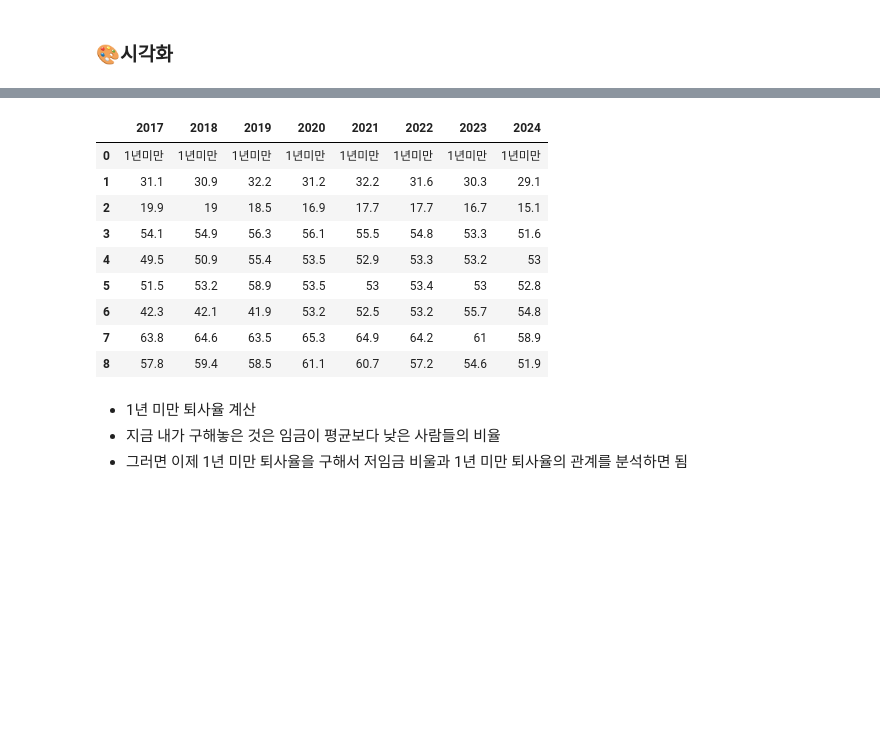
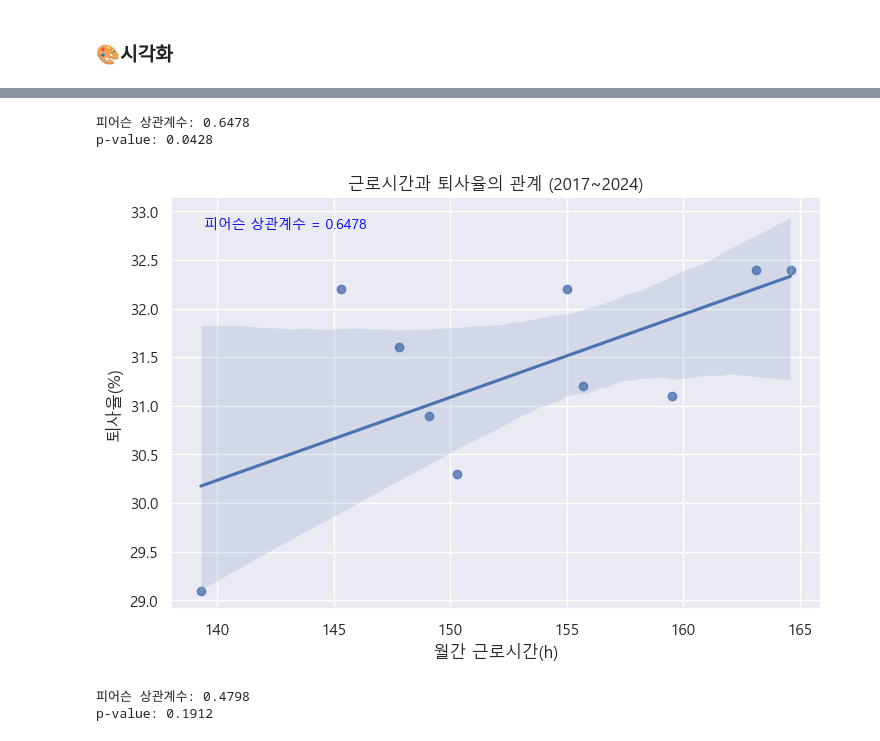
Before and after one commit to byeori-jang/mid_project, a Jupyter notebook: salary.ipynb, the cells around one changed output, grey strips where cells are left out. Drawn from its saved outputs; the diff is of its cells as text; code cells hidden in the pictures; blank space fills up the shorter version.

```diff
--- a/salary.ipynb
+++ b/salary.ipynb
@@ -185,28 +80,32 @@ c_employment
-# %%
-# 2017.08.2 ~ 2024.08.2 : 1년 미만
-
-cols_1 = [] # 1년 미만(XXXX.XX.02) 리스트 저장 => 컬럼으로 쓸 예정
-
-# 2017~2024 1년 미만 컬럼명 저장
-for i in range(2017, 2025):
-    cols_1.append(f'{i}.08.2')
-
-ce1 = c_employment[cols_1]
-cols = ce1.columns.str.replace('.08.2', '')
-ce1.columns = cols
-ce1
-# %% [output]
-|  | 2017 | 2018 | 2019 | 2020 | 2021 | 2022 | 2023 | 2024 |
-| 0 | 1년미만 | 1년미만 | 1년미만 | 1년미만 | 1년미만 | 1년미만 | 1년미만 | 1년미만 |
-| 1 | 31.1 | 30.9 | 32.2 | 31.2 | 32.2 | 31.6 | 30.3 | 29.1 |
-| 2 | 19.9 | 19 | 18.5 | 16.9 | 17.7 | 17.7 | 16.7 | 15.1 |
-| 3 | 54.1 | 54.9 | 56.3 | 56.1 | 55.5 | 54.8 | 53.3 | 51.6 |
-| 4 | 49.5 | 50.9 | 55.4 | 53.5 | 52.9 | 53.3 | 53.2 | 53 |
-| 5 | 51.5 | 53.2 | 58.9 | 53.5 | 53 | 53.4 | 53 | 52.8 |
-| 6 | 42.3 | 42.1 | 41.9 | 53.2 | 52.5 | 53.2 | 55.7 | 54.8 |
-| 7 | 63.8 | 64.6 | 63.5 | 65.3 | 64.9 | 64.2 | 61 | 58.9 |
-| 8 | 57.8 | 59.4 | 58.5 | 61.1 | 60.7 | 57.2 | 54.6 | 51.9 |
-# %% [markdown]
-- 1년 미만 퇴사율 계산
-- 지금 내가 구해놓은 것은 임금이 평균보다 낮은 사람들의 비율
-- 그러면 이제 1년 미만 퇴사율을 구해서 저임금 비울과 1년 미만 퇴사율의 관계를 분석하면 됨
+# %%
+cgs = pd.read_excel("data/초과근무시간.xlsx")
+# %%
+from scipy.stats import pearsonr
+
+x = cgs['월간 근로시간(h)']
+y = cgs['퇴사율(%)']
+
+corr_coef1, p_value1 = pearsonr(x, y)
+print(f"피어슨 상관계수: {corr_coef1:.4f}")
+print(f"p-value: {p_value1:.4f}")
+# %% [output]
+피어슨 상관계수: 0.6478
+p-value: 0.0428
+# %%
+# lmplot으로 산점도+회귀선
+sns.lmplot(data=cgs, x='월간 근로시간(h)', y='퇴사율(%)',height=5, aspect=1.5)
+
+# lmplot은 figure가 따로 생성되므로 plt.gca()로 축을 얻어야 함
+plt.gca().text(
+    0.05, 0.95,
+    f"피어슨 상관계수 = {corr_coef1:.4f}",
+    transform=plt.gca().transAxes,
+    fontsize=10,
+    verticalalignment='top',
+    color='blue'
+)
+
+plt.title('근로시간과 퇴사율의 관계 (2017~2024)')
+plt.show()
+# %% [output]
+[figure, added]
@@ -212,0 +114,10 @@ ce1
+# %%
+x = bdf['평균 이하 비율']
+y = bdf['퇴사율']
+
+corr_coef2, p_value2 = pearsonr(x, y)
+print(f"피어슨 상관계수: {corr_coef2:.4f}")
+print(f"p-value: {p_value2:.4f}")
+# %% [output]
+피어슨 상관계수: 0.4798
+p-value: 0.1912
```
Also changed, not shown: parts of 24 cells of this notebook.
